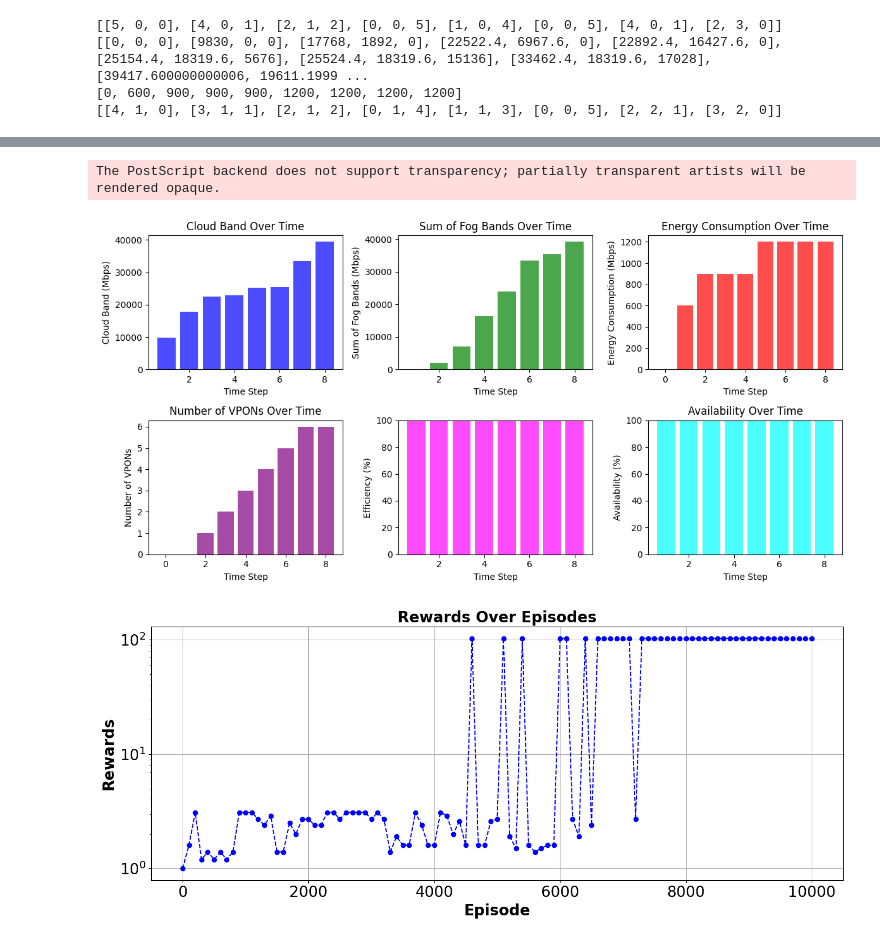
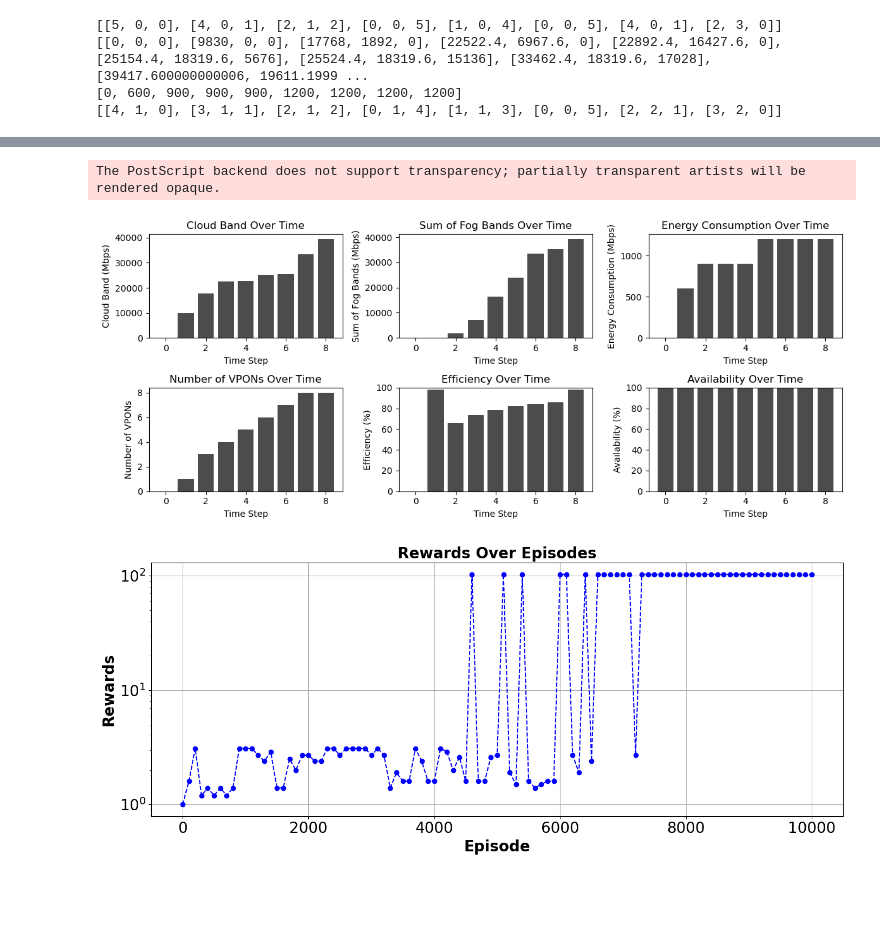
Before and after one commit to meimarcel/dqn-network-slice, a Jupyter notebook: code/Results.ipynb, the cells around one changed output, grey strips where cells are left out. Saved outputs shown, nothing was run; the diff lists cells and outputs as text; code cells hidden in the pictures; blank space fills up the shorter version.

```diff
--- a/code/Results.ipynb
+++ b/code/Results.ipynb
@@ -37,7 +37,6 @@ env.total_ru_services
 env.reset()
 state = env.get_state()
 
-cumulative_rewards = 0
 actions = []
 bands = []
 energy = []
@@ -57,7 +56,7 @@ for time in range(8):
         break
 
     actions.append(action_list[action])
-    cumulative_rewards += reward
+
 bands.append(env.get_state(7)[:3])
 energy.append(env.energy_consumption)
 # %%
@@ -253,64 +211,62 @@ plt.show()
 # %%
 # Criando o quadro com subfiguras
-fig, axs = plt.subplots(2, 3, figsize=(12, 6), tight_layout=True)
+fig, axs = plt.subplots(2, 3, figsize=(12, 5), tight_layout=True)
 plt.subplots_adjust(hspace=0.4, wspace=0.3)
 # 1ª Subfigura: Banda Cloud
-axs[0, 0].bar(time_steps[1:], cloud_band, color='blue', alpha=0.7)
-axs[0, 0].set_xlabel('Time Step')
-axs[0, 0].set_ylabel('Cloud Band (Mbps)')
-axs[0, 0].set_title('Cloud Band Over Time')
-#axs[0, 0].legend()
+axs[0, 0].bar(time_steps, cloud_band, color="black", alpha=0.7)
+axs[0, 0].set_xlabel("Time Step")
+axs[0, 0].set_ylabel("Cloud Band (Mbps)")
+axs[0, 0].set_title("Cloud Band Over Time")
+# axs[0, 0].legend()
 
 # 2ª Subfigura: Soma das Bandas Fog
-axs[0, 1].bar(time_steps[1:], fogs_sum, color='green', alpha=0.7)
-axs[0, 1].set_xlabel('Time Step')
-axs[0, 1].set_ylabel('Sum of Fog Bands (Mbps)')
-axs[0, 1].set_title('Sum of Fog Bands Over Time')
-#axs[0, 1].legend()
+axs[0, 1].bar(time_steps, fogs_sum, color="black", alpha=0.7)
+axs[0, 1].set_xlabel("Time Step")
+axs[0, 1].set_ylabel("Sum of Fog Bands (Mbps)")
+axs[0, 1].set_title("Sum of Fog Bands Over Time")
+# axs[0, 1].legend()
 
-# 3ª Subfigura: Energia sem as VPONs
-axs[0, 2].bar(time_steps, energy,color='red', alpha=0.7)
-axs[0, 2].set_xlabel('Time Step')
-axs[0, 2].set_ylabel('Energy Consumption (Mbps)')
-axs[0, 2].set_title('Energy Consumption Over Time')
-#axs[0, 2].legend()
+# 3ª Subfigura: Energia sem as VPONsu
+axs[0, 2].bar(time_steps, energy, color="black", alpha=0.7)
+axs[0, 2].set_xlabel("Time Step")
+axs[0, 2].set_ylabel("Energy Consumption (Mbps)")
+axs[0, 2].set_title("Energy Consumption Over Time")
+# axs[0, 2].legend()
 
 # 4ª Subfigura: Quantidade de VPONs Ativas
-axs[1, 0].bar(time_steps, vpon_counts, color='purple', alpha=0.7)
-axs[1, 0].set_xlabel('Time Step')
-axs[1, 0].set_ylabel('Number of VPONs')
-axs[1, 0].set_title('Number of VPONs Over Time')
-#axs[1, 0].legend()
+axs[1, 0].bar(time_steps, vpon_counts, color="black", alpha=0.7)
+axs[1, 0].set_xlabel("Time Step")
+axs[1, 0].set_ylabel("Number of VPONs")
+axs[1, 0].set_title("Number of VPONs Over Time")
+# axs[1, 0].legend()
 
 # 5ª Subfigura: Eficiência da Ativação das VPONs
-bars = axs[1, 1].bar(time_steps[1:], efficiency_percentage, color='magenta', alpha=0.7)
-axs[1, 1].set_xlabel('Time Step')
-axs[1, 1].set_ylabel('Efficiency (%)')
+bars = axs[1, 1].bar(time_steps, efficiency_percentage, color="black", alpha=0.7)
+axs[1, 1].set_xlabel("Time Step")
+axs[1, 1].set_ylabel("Efficiency (%)")
+axs[1, 1].set_title("Efficiency Over Time")
 axs[1, 1].set_ylim(0, 100)  # Definindo o limite do eixo y de 0 a 100%
-#axs[1, 1].legend()
-#for bar in bars:
-    #yval = bar.get_height()
-    #axs[1, 1].text(bar.get_x() + bar.get_width()/2.0, yval, f"{yval:.2f}%", va='bottom', ha='center')
+# axs[1, 1].legend()
 
 # 6ª Subfigura: Disponibilidade em Porcentagem
-axs[1, 2].bar(time_steps[1:], availability_percentage, color='cyan', alpha=0.7)
-axs[1, 2].set_xlabel('Time Step')
-axs[1, 2].set_ylabel('Availability (%)')
-axs[1, 2].set_title('Availability Over Time')
+axs[1, 2].bar(time_steps, availability_percentage, color="black", alpha=0.7)
+axs[1, 2].set_xlabel("Time Step")
+axs[1, 2].set_ylabel("Availability (%)")
+axs[1, 2].set_title("Availability Over Time")
 axs[1, 2].set_ylim(0, 100)  # Definindo o limite do eixo y de 0 a 100%
-#axs[1, 2].legend()
+# axs[1, 2].legend()
 
 # Ajustando o layout para evitar sobreposição
 plt.tight_layout()
 
 # Salvando a figura em EPS com 400 DPI
-plt.savefig("composite_figure.eps", dpi=400, bbox_inches='tight')
+plt.savefig("composite_figure.eps", dpi=400, bbox_inches="tight")
 
 # Mostrando a figura
 plt.show()
 # %% [output]
 The PostScript backend does not support transparency; partially transparent artists will be rendered opaque.
-[figure, old version]
+[figure, new version]
 # %%
 # Carregar dados do arquivo JSON
 with open("../results-train/log.txt", "r") as f:
```
Also changed, not shown: parts of 12 cells of this notebook.
